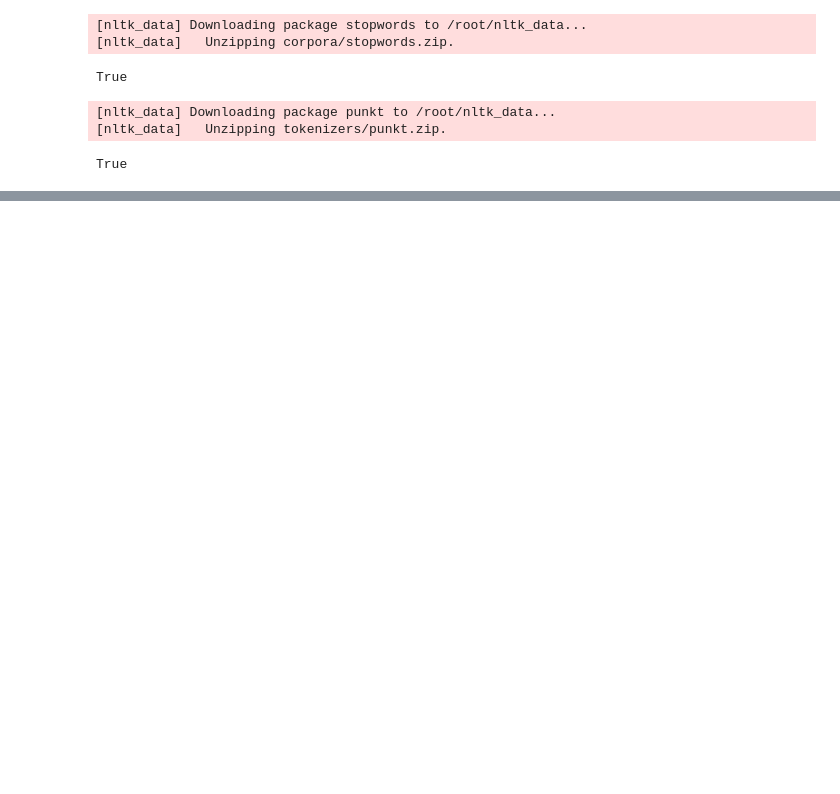
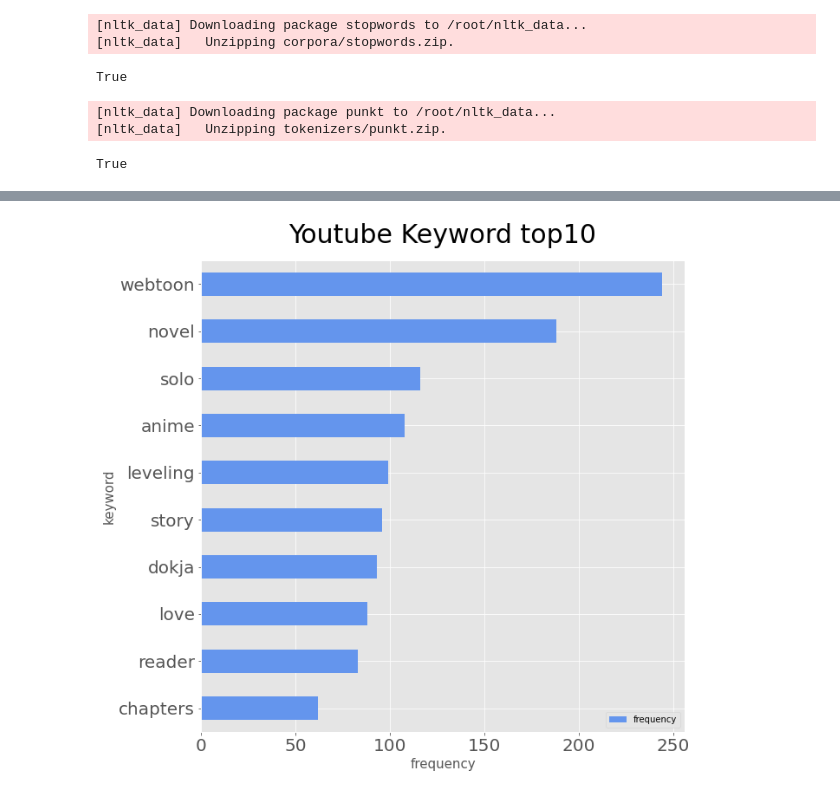
Before and after one commit to jiyaa29/Multicampus-Weekly-Project, a Jupyter notebook: 자연어 처리/유튜브댓글시각화.ipynb, the cells around one changed output, grey strips where cells are left out. Saved outputs shown, nothing was run; the diff lists cells and outputs as text; code cells hidden in the pictures; blank space fills up the shorter version.

```diff
--- a/자연어 처리/유튜브댓글시각화.ipynb
+++ b/자연어 처리/유튜브댓글시각화.ipynb
@@ -122 +153,10 @@ plt.figure()
 <Figure size 432x288 with 0 Axes>
+# %%
+keyword = [word[0] for word in vocab_sorted]
+"""
+keyword = []
+for i in range(len(narray)):
+    keyword.append(narray[i][0])
+keyword[:10]
+"""
+keyword[:10]
@@ -122,0 +174,3 @@ plt.figure()
+# %%
+frequency = [word[1] for word in vocab_sorted]
+frequency[:10]
@@ -122,0 +179,5 @@ plt.figure()
+# %%
+df = pd.DataFrame(zip(keyword,frequency))
+df.columns = ['keyword','frequency']
+df = df.set_index(keys= 'keyword', drop=True)
+df
@@ -122,0 +199,3 @@ plt.figure()
+# %%
+top10 = df[:10].sort_values(by='frequency',ascending=True)
+top10
@@ -122,0 +215,11 @@ plt.figure()
+# %%
+top10.plot(kind='barh', color='cornflowerblue', width=0.5, figsize=(10,10),fontsize=20 )
+plt.style.use('ggplot')
+plt.title('Youtube Keyword top10', fontsize=30 , loc ='center', pad=20)
+# plt.legend(loc='best')
+plt.xlabel('frequency', size = 15)
+plt.ylabel('keyword', size = 15)
+plt.savefig('(eng)유튜브_Bar.png',dpi=400 ,facecolor='#eeeeee')
+plt.show()
+# %% [output]
+[figure, added]
```
Also changed, not shown: parts of 12 cells of this notebook.
